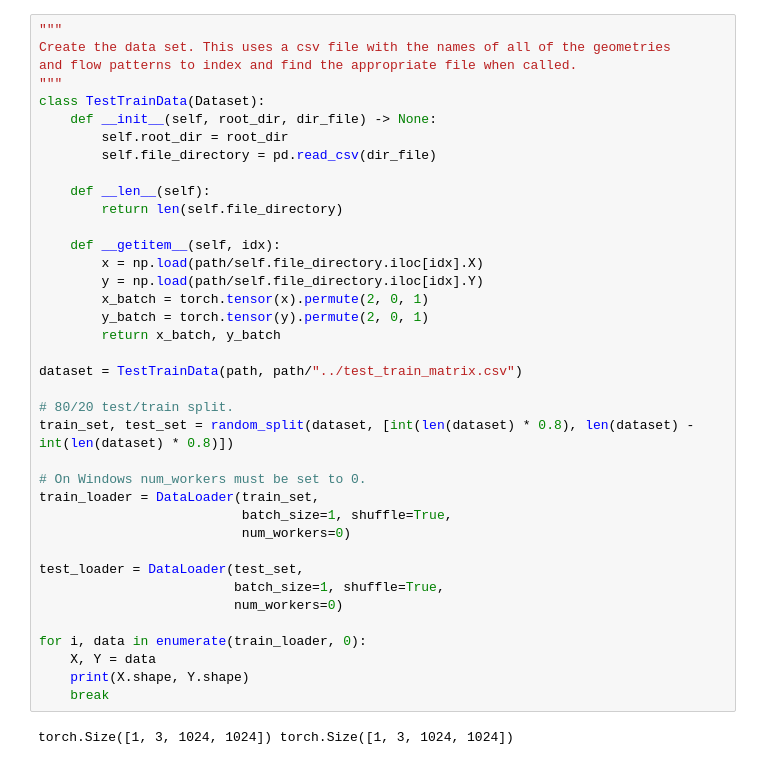
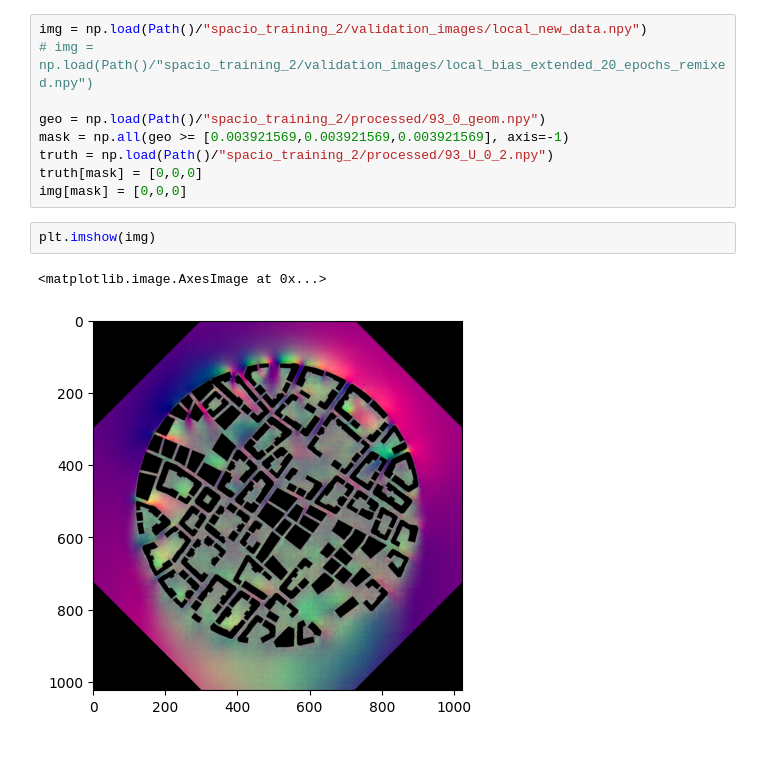
Before and after one commit to PonderAI/MLP_Mixer, a Jupyter notebook: scratch.ipynb, the cells around one changed output. Cells and saved outputs as stored; diff of their text form.

```diff
--- a/scratch.ipynb
+++ b/scratch.ipynb
@@ -38,40 +5,14 @@ else:
-# %%
-"""
-Create the data set. This uses a csv file with the names of all of the geometries
-and flow patterns to index and find the appropriate file when called.
-"""
-class TestTrainData(Dataset):
-    def __init__(self, root_dir, dir_file) -> None:
-        self.root_dir = root_dir
-        self.file_directory = pd.read_csv(dir_file)
-
-    def __len__(self):
-        return len(self.file_directory)
-
-    def __getitem__(self, idx):
-        x = np.load(path/self.file_directory.iloc[idx].X)
-        y = np.load(path/self.file_directory.iloc[idx].Y)
-        x_batch = torch.tensor(x).permute(2, 0, 1)
-        y_batch = torch.tensor(y).permute(2, 0, 1)
-        return x_batch, y_batch
-
-dataset = TestTrainData(path, path/"../test_train_matrix.csv")
-
-# 80/20 test/train split.
-train_set, test_set = random_split(dataset, [int(len(dataset) * 0.8), len(dataset) - int(len(dataset) * 0.8)])
-
-# On Windows num_workers must be set to 0.
-train_loader = DataLoader(train_set,
-                          batch_size=1, shuffle=True,
-                          num_workers=0)
-
-test_loader = DataLoader(test_set,
-                         batch_size=1, shuffle=True,
-                         num_workers=0)
-
-for i, data in enumerate(train_loader, 0):
-    X, Y = data
-    print(X.shape, Y.shape)
-    break
-# %% [output]
-torch.Size([1, 3, 1024, 1024]) torch.Size([1, 3, 1024, 1024])
+# %%
+img = np.load(Path()/"spacio_training_2/validation_images/local_new_data.npy")
+# img = np.load(Path()/"spacio_training_2/validation_images/local_bias_extended_20_epochs_remixed.npy")
+
+geo = np.load(Path()/"spacio_training_2/processed/93_0_geom.npy")
+mask = np.all(geo >= [0.003921569,0.003921569,0.003921569], axis=-1)
+truth = np.load(Path()/"spacio_training_2/processed/93_U_0_2.npy")
+truth[mask] = [0,0,0]
+img[mask] = [0,0,0]
+# %%
+plt.imshow(img)
+# %% [output]
+<matplotlib.image.AxesImage at 0x...>
+[figure, added]
```
Also changed, not shown: parts of 27 cells of this notebook, 6 other files.
